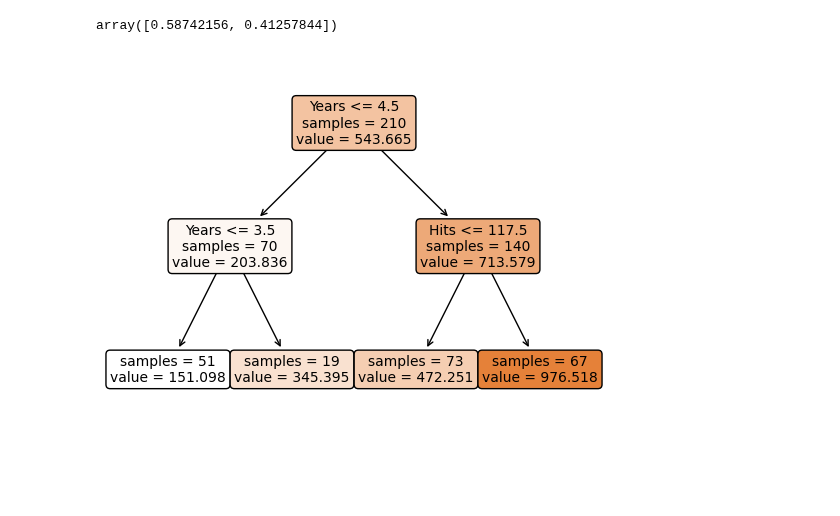
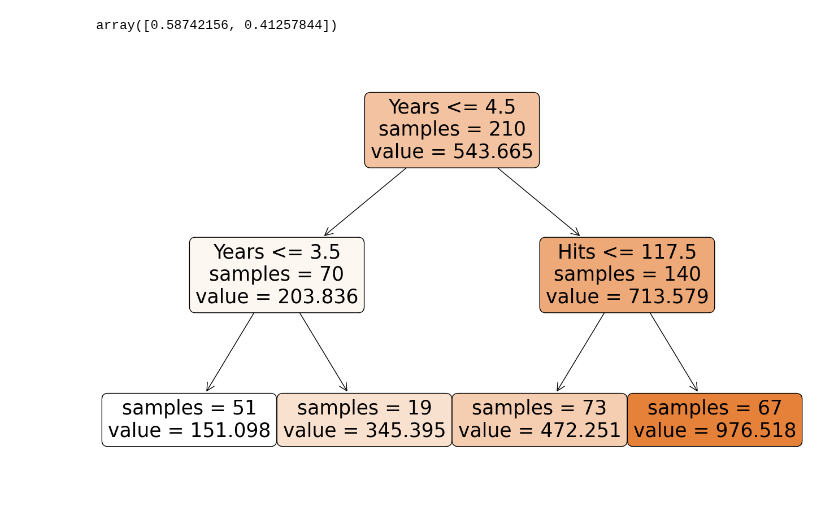
Before and after one commit to SCGlass/Machine-learning, a Jupyter notebook: Code-alongs/L9-Decission_trees.ipynb, the cells around one changed output. Drawn from its saved outputs; the diff is of its cells as text; code cells hidden in the pictures; blank space fills up the shorter version.

```diff
--- a/Code-alongs/L9-Decission_trees.ipynb
+++ b/Code-alongs/L9-Decission_trees.ipynb
@@ -89,6 +89,7 @@ array([0.58742156, 0.41257844])
 # %%
 from sklearn import tree
 
+fig = plt.figure(figsize= (16,10))
 tree.plot_tree(model, filled=True, feature_names=X_train.columns, impurity=False, rounded=True);
 # %% [output]
-[figure, old version]
+[figure, new version]
```
Also changed, not shown: parts of 8 cells of this notebook.
